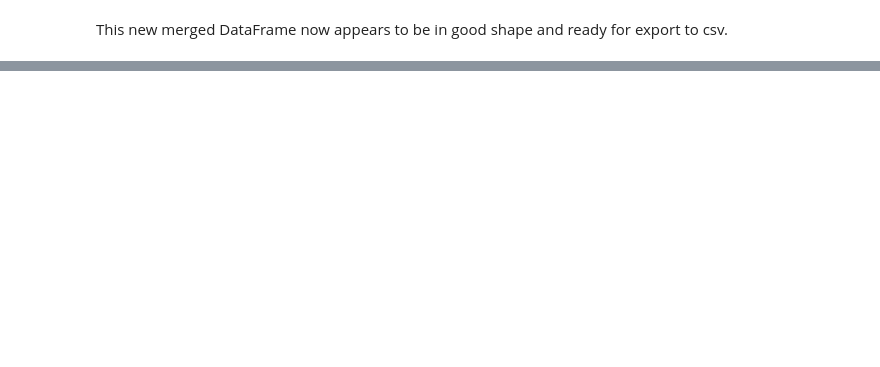
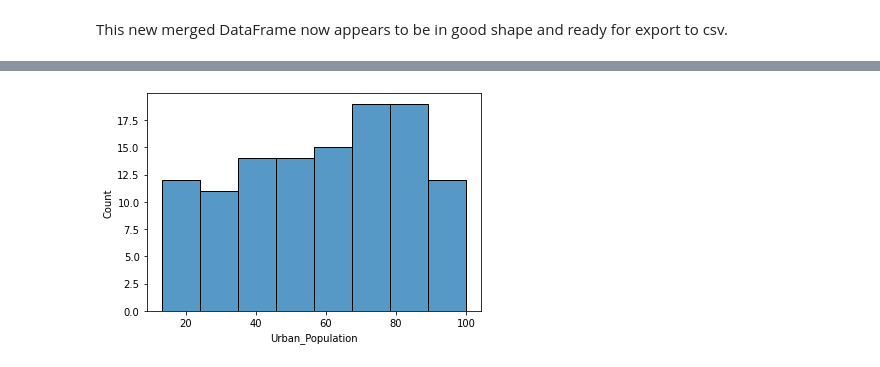
Before and after one commit to zero731/urban_popn_tax_GDP, a Jupyter notebook: Model_Code.ipynb, the cells around one changed output, grey strips where cells are left out. Cells and saved outputs as stored; diff of their text form; code cells hidden in the pictures; blank space fills up the shorter version.

```diff
--- a/Model_Code.ipynb
+++ b/Model_Code.ipynb
@@ -517,0 +565,4 @@ social_df.head()
+# %%
+## Read in merged data directly from new file
+df = pd.read_csv('merged_social_data.csv')
+df.head()
@@ -517,0 +589,4 @@ social_df.head()
+# %%
+## Create a DataFrame limited to the year 2017
+df_2017 = df.loc[df['Year']==2017]
+df_2017.info()
@@ -517,0 +612,3 @@ social_df.head()
+# %%
+## Check for outliers in the dependent variable
+gdp_outliers = z_outliers(df_2017, 'Tax_Percent_GDP')
@@ -517,0 +632,3 @@ social_df.head()
+# %%
+## Create a new 2017 DataFrame that excludes the identified outlier
+df_2017_no_outlier = df_2017[~gdp_outliers]
@@ -517,0 +643,4 @@ social_df.head()
+# %%
+sns.histplot(data=df_2017_no_outlier, x='Urban_Population');
+# %% [output]
+[figure, added]
```
Also changed, not shown: parts of 42 cells of this notebook.
